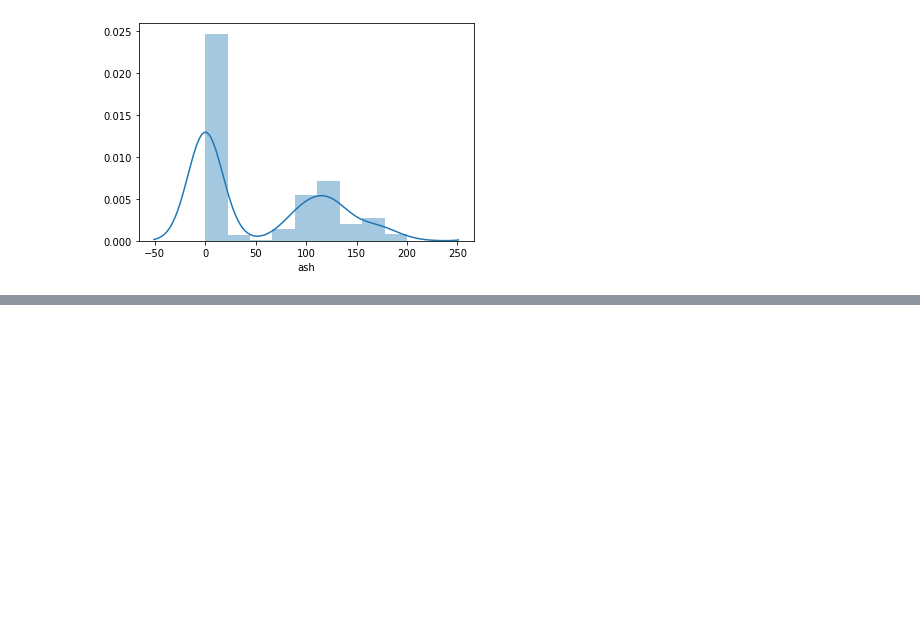
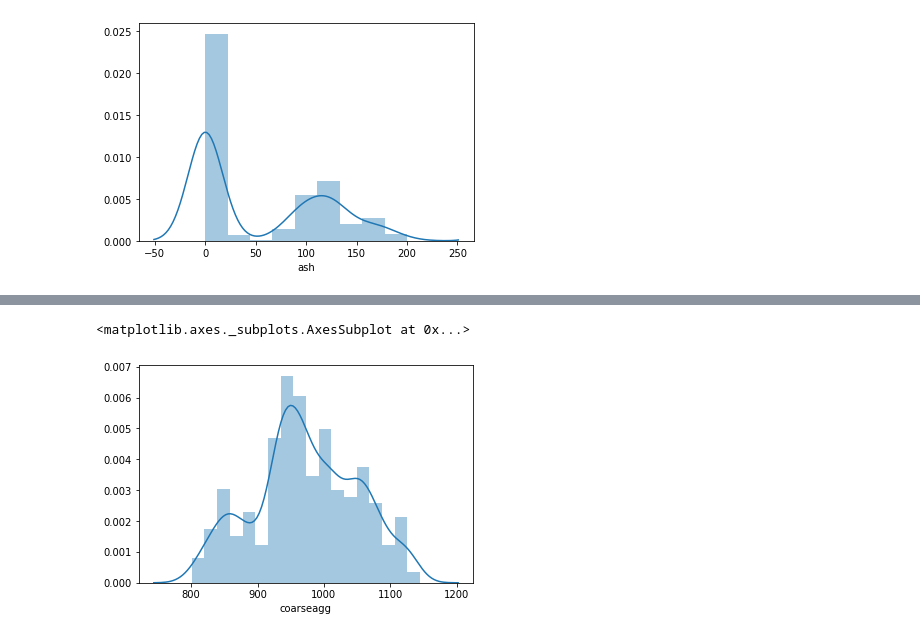
Before and after one commit to GreatLearningAIML1/gl-pgp-aiml-uta-intl-mar20-veenaneshwari, a Jupyter notebook: June19/ConcreteStrengthPrediction.ipynb, the cells around one changed output, grey strips where cells are left out. Drawn from its saved outputs; the diff is of its cells as text; code cells hidden in the pictures; blank space fills up the shorter version.

```diff
--- a/June19/ConcreteStrengthPrediction.ipynb
+++ b/June19/ConcreteStrengthPrediction.ipynb
@@ -85,0 +97,5 @@ sns.distplot(Data['ash'])
+# %%
+sns.distplot(Data['coarseagg'])
+# %% [output]
+<matplotlib.axes._subplots.AxesSubplot at 0x...>
+[figure, added]
```
Also changed, not shown: parts of 10 cells of this notebook, 1 other file.
